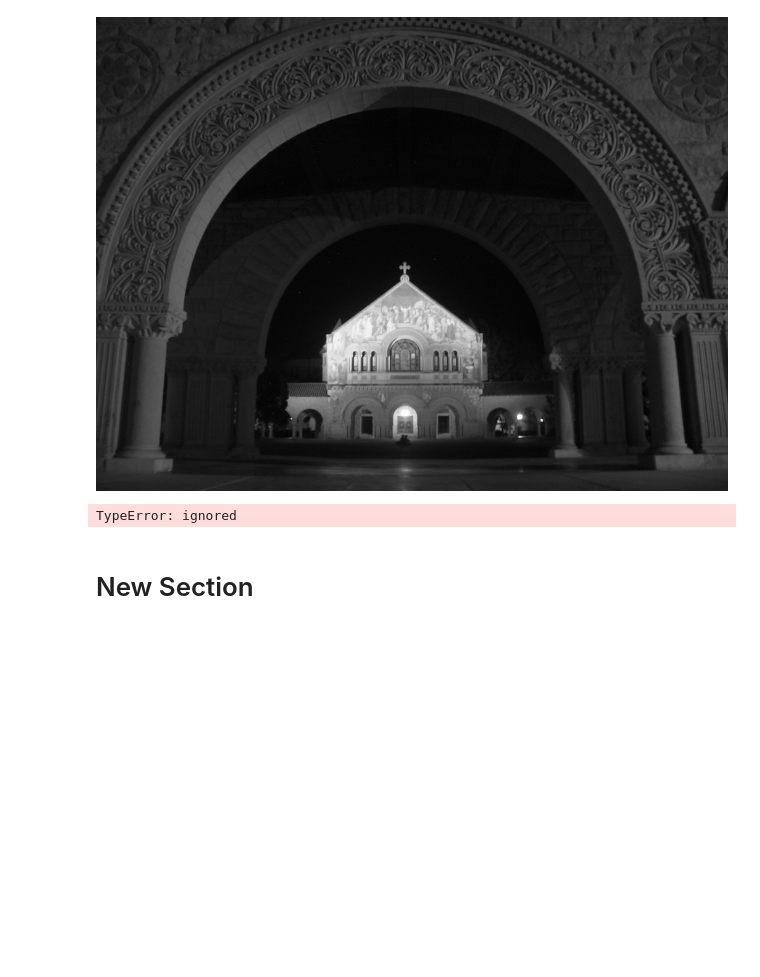
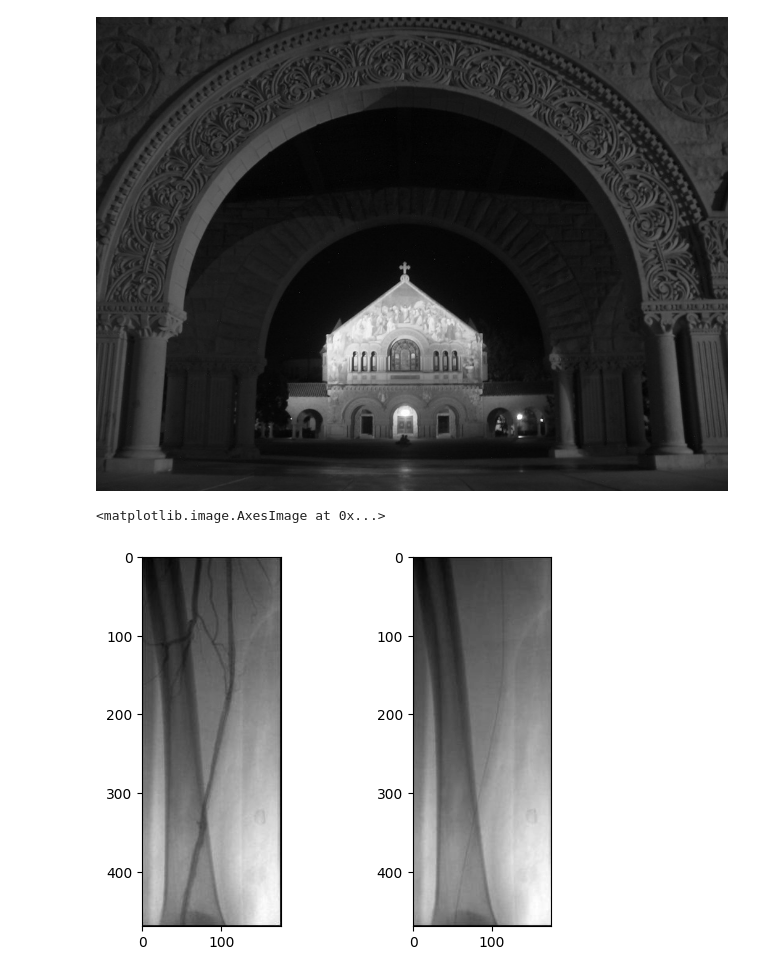
Before and after one commit to GiaHan2702/image_processing, a Jupyter notebook: Lab2_IMG_Pro_Ex2_Ex3.ipynb, the cells around one changed output. Drawn from its saved outputs; the diff is of its cells as text; code cells hidden in the pictures; blank space fills up the shorter version.

```diff
--- a/Lab2_IMG_Pro_Ex2_Ex3.ipynb
+++ b/Lab2_IMG_Pro_Ex2_Ex3.ipynb
@@ -21,18 +21,19 @@ cv2_imshow(image)
 # %%
 # Image subtraction
 
 # load img
-liveImg = cv2.imread('live.jpg', cv2.IMREAD_GRAYSCALE)/255
-maskImg = cv2.imread('mask.jpg',cv2.IMREAD_GRAYSCALE)/255
+
+
+liveImg = cv2.imread('/content/drive/MyDrive/Colab Notebooks/Image Processing Files Data/Lab2/live.jpg',cv2.IMREAD_GRAYSCALE)/255
+maskImg = cv2.imread('/content/drive/MyDrive/Colab Notebooks/Image Processing Files Data/Lab2/mask.jpg',cv2.IMREAD_GRAYSCALE)/255
 
 plt.subplot(1,2,1)
 plt.imshow(liveImg, cmap ='gray')
 plt.subplot(1,2,2)
 plt.imshow(maskImg, cmap ='gray')
 # %% [output]
-TypeError: ignored
+<matplotlib.image.AxesImage at 0x...>
+[figure, added]
-# %% [markdown]
-# New Section
 # %%
 #calculate the difference
 diffImg = np.abs(liveImg - maskImg)
```
Also changed, not shown: parts of 4 cells of this notebook.
